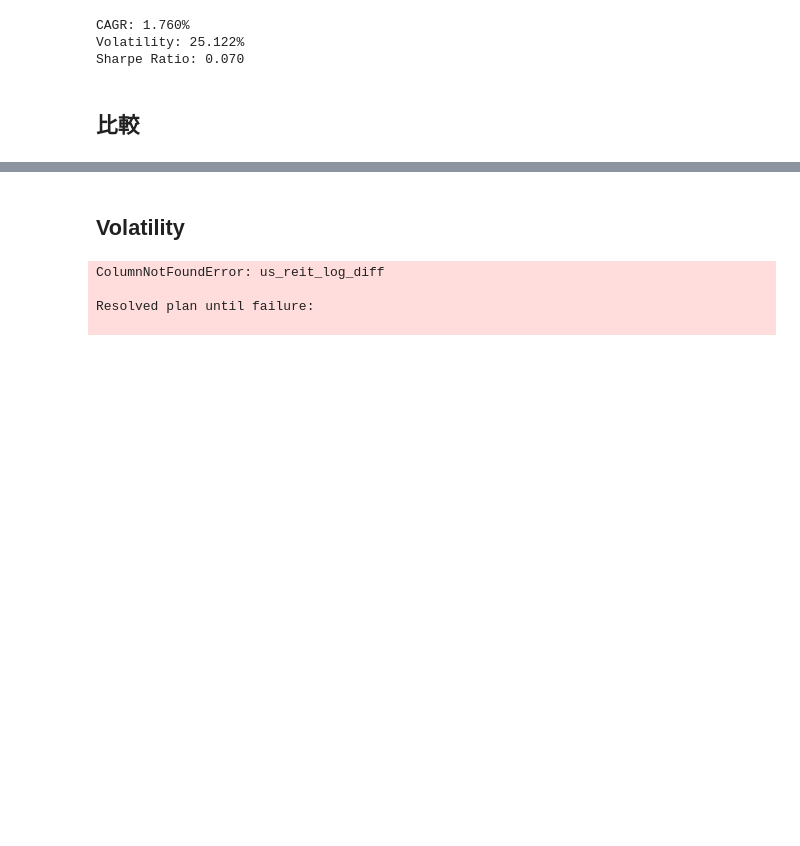
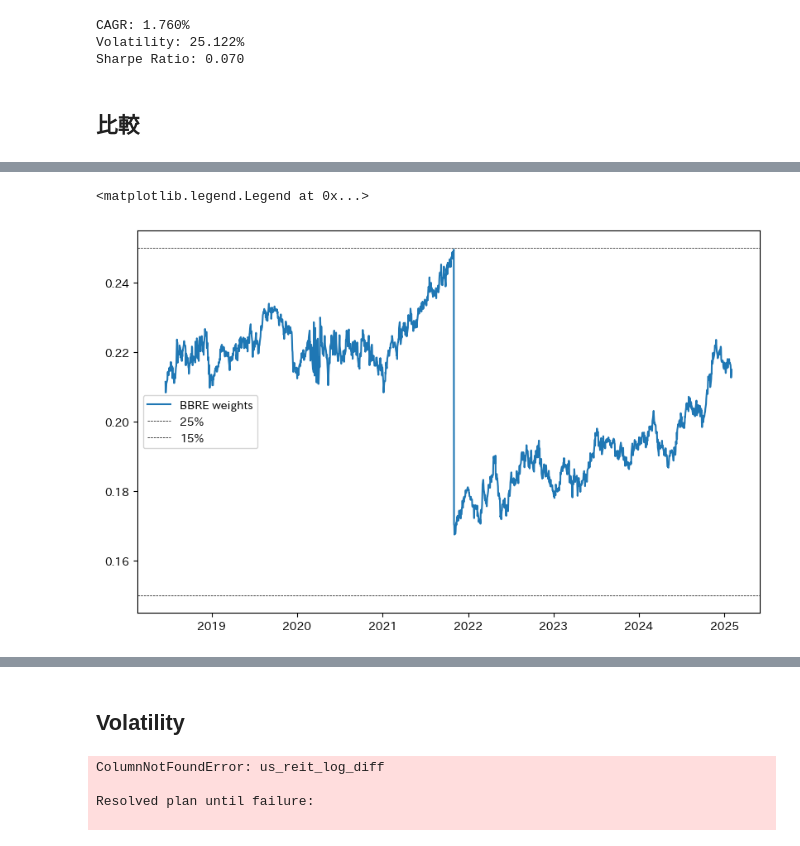
Before and after one commit to Keisei-Akiya/finance, a Jupyter notebook: src/evaluation_of_etf/reit.ipynb, the cells around one changed output, grey strips where cells are left out. Drawn from its saved outputs; the diff is of its cells as text; code cells hidden in the pictures; blank space fills up the shorter version.

```diff
--- a/src/evaluation_of_etf/reit.ipynb
+++ b/src/evaluation_of_etf/reit.ipynb
@@ -162,0 +326,9 @@ ifgl = dividends_reinvestment_return(ifgl, initial_shares=10000)
+# %%
+fig, ax = plt.subplots(figsize=(1.618*6, 6))
+ax.plot(rebalance_df['Date'], rebalance_df['BBRE_weights'], label='BBRE weights')
+ax.axhline(bbre_max_rate, color='black', linewidth=0.5, linestyle='--', label=f'{bbre_max_rate:.0%}')
+ax.axhline(bbre_min_rate, color='black', linewidth=0.5, linestyle='--', label=f'{bbre_min_rate:.0%}')
+ax.legend()
+# %% [output]
+<matplotlib.legend.Legend at 0x...>
+[figure, added]
```
Also changed, not shown: parts of 8 cells of this notebook.
